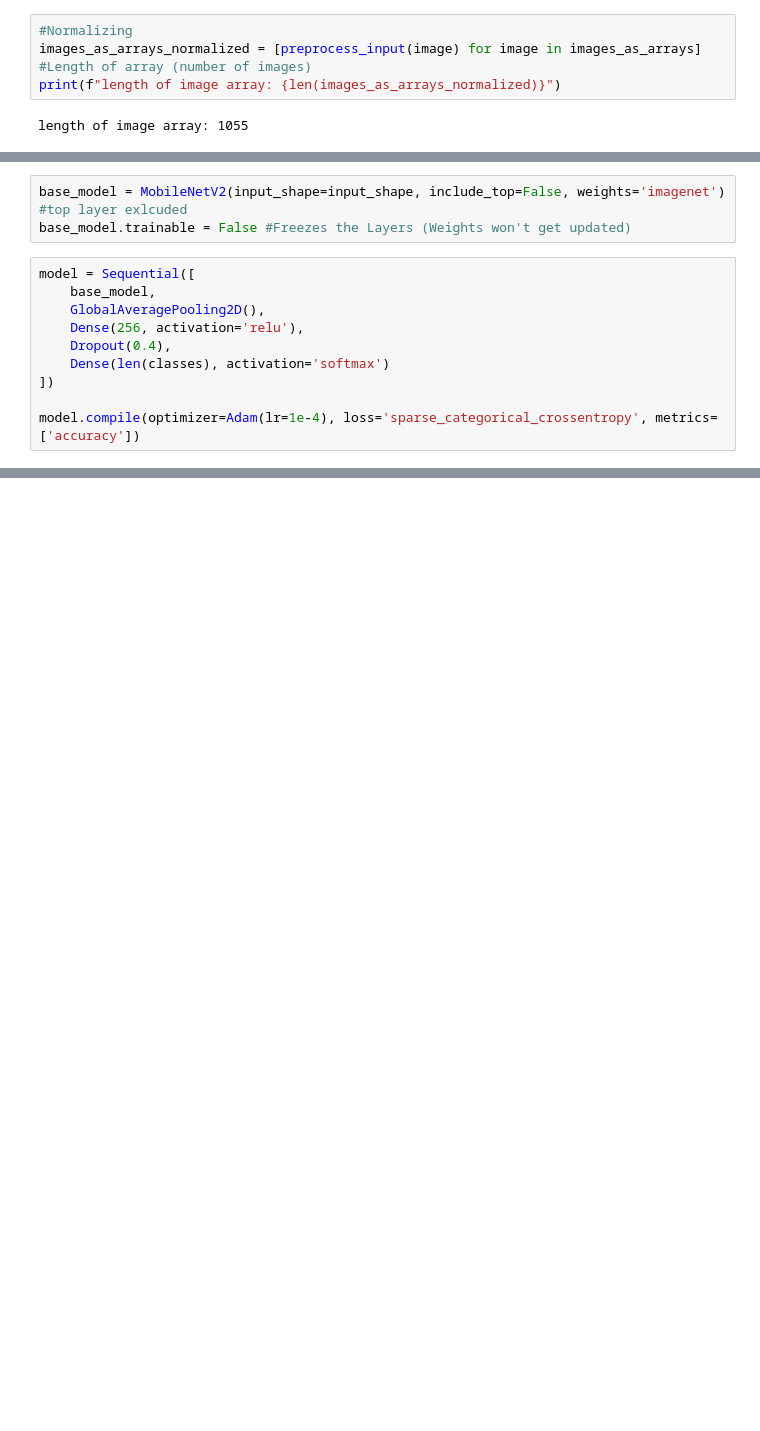
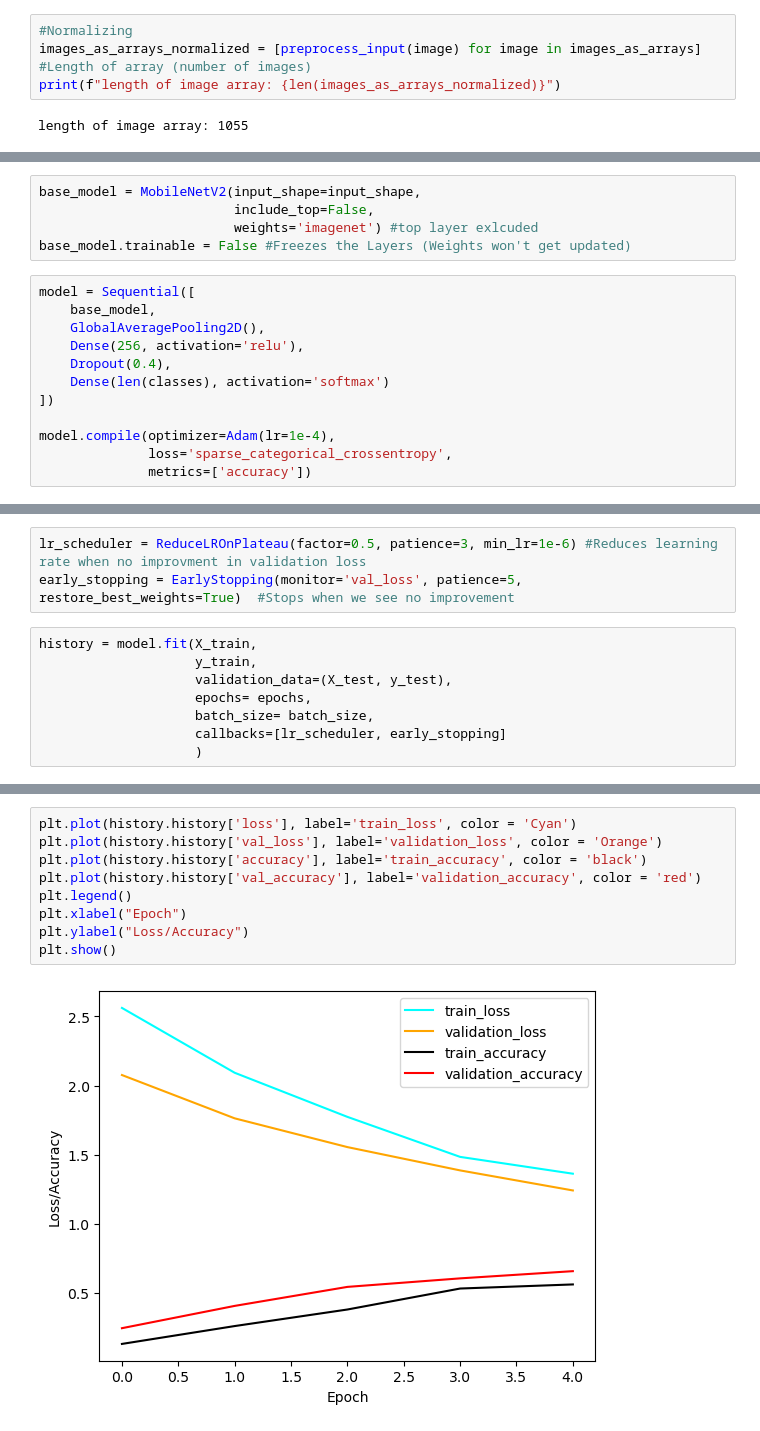
Before and after one commit to Danial-Ahmad10/BEE12C-Multiracial_Skin_Tone_Recognition-Danial, a Jupyter notebook: Skintone_Recognition.ipynb, the cells around one changed output, grey strips where cells are left out. Cells and saved outputs as stored; diff of their text form; blank space fills up the shorter version.

Commit message:
First model trained

```diff
--- a/Skintone_Recognition.ipynb
+++ b/Skintone_Recognition.ipynb
@@ -157,5 +183,7 @@ X_train, X_test, y_train, y_test = train_test_split(images_as_arrays_normalized,
 # %%
-base_model = MobileNetV2(input_shape=input_shape, include_top=False, weights='imagenet') #top layer exlcuded
+base_model = MobileNetV2(input_shape=input_shape,
+                         include_top=False,
+                         weights='imagenet') #top layer exlcuded
 base_model.trainable = False #Freezes the Layers (Weights won't get updated)
 # %%
 model = Sequential([
@@ -166,4 +194,6 @@ model = Sequential([
     Dense(len(classes), activation='softmax')
 ])
 
-model.compile(optimizer=Adam(lr=1e-4), loss='sparse_categorical_crossentropy', metrics=['accuracy'])
+model.compile(optimizer=Adam(lr=1e-4),
+              loss='sparse_categorical_crossentropy',
+              metrics=['accuracy'])
@@ -169,0 +202,11 @@ model.compile(optimizer=Adam(lr=1e-4), loss='sparse_categorical_crossentropy', m
+# %%
+lr_scheduler = ReduceLROnPlateau(factor=0.5, patience=3, min_lr=1e-6) #Reduces learning rate when no improvment in validation loss
+early_stopping = EarlyStopping(monitor='val_loss', patience=5, restore_best_weights=True)  #Stops when we see no improvement
+# %%
+history = model.fit(X_train,
+                    y_train,
+                    validation_data=(X_test, y_test),
+                    epochs= epochs,
+                    batch_size= batch_size,
+                    callbacks=[lr_scheduler, early_stopping]
+                    )
@@ -169,0 +224,11 @@ model.compile(optimizer=Adam(lr=1e-4), loss='sparse_categorical_crossentropy', m
+# %%
+plt.plot(history.history['loss'], label='train_loss', color = 'Cyan')
+plt.plot(history.history['val_loss'], label='validation_loss', color = 'Orange')
+plt.plot(history.history['accuracy'], label='train_accuracy', color = 'black')
+plt.plot(history.history['val_accuracy'], label='validation_accuracy', color = 'red')
+plt.legend()
+plt.xlabel("Epoch")
+plt.ylabel("Loss/Accuracy")
+plt.show()
+# %% [output]
+[figure, added]
```
Also changed, not shown: parts of 7 cells of this notebook.
